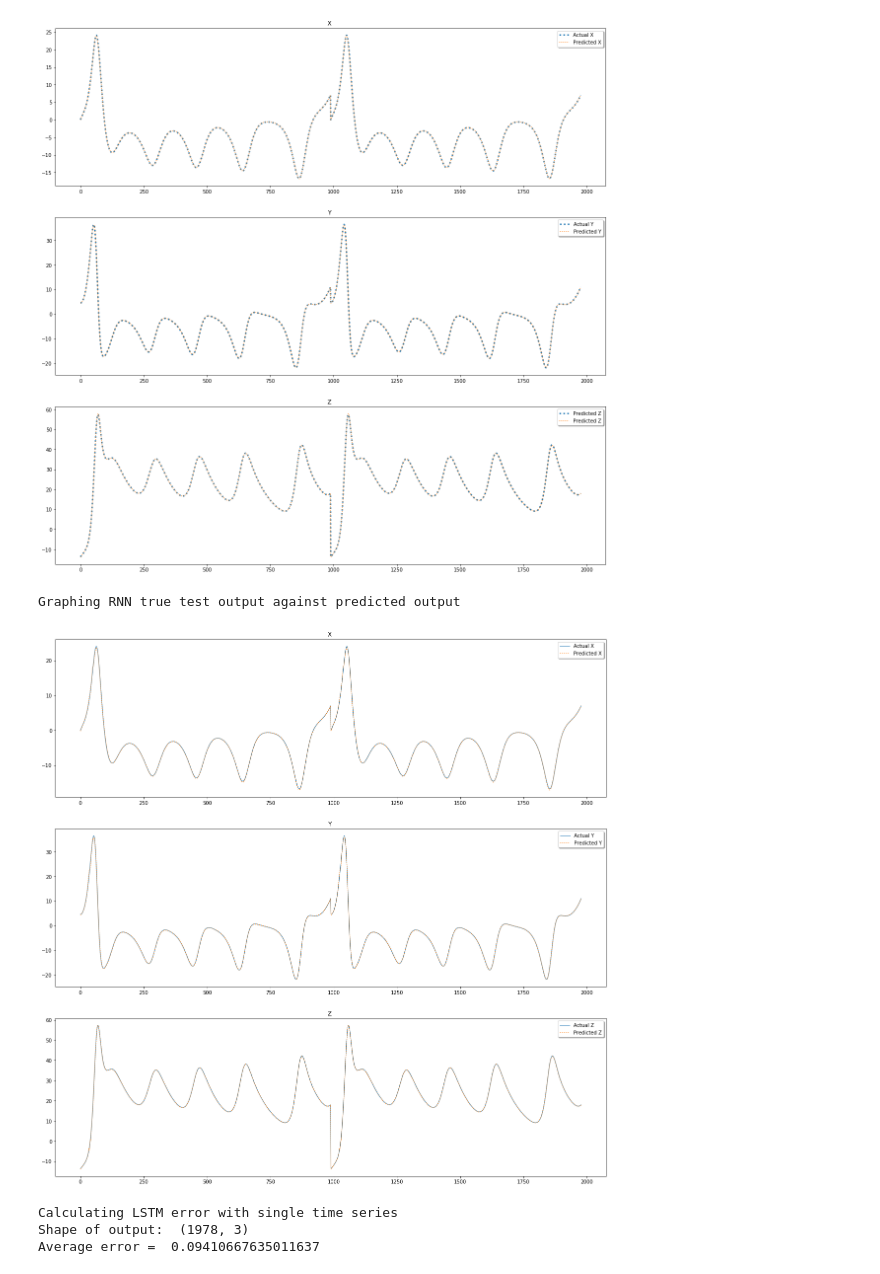
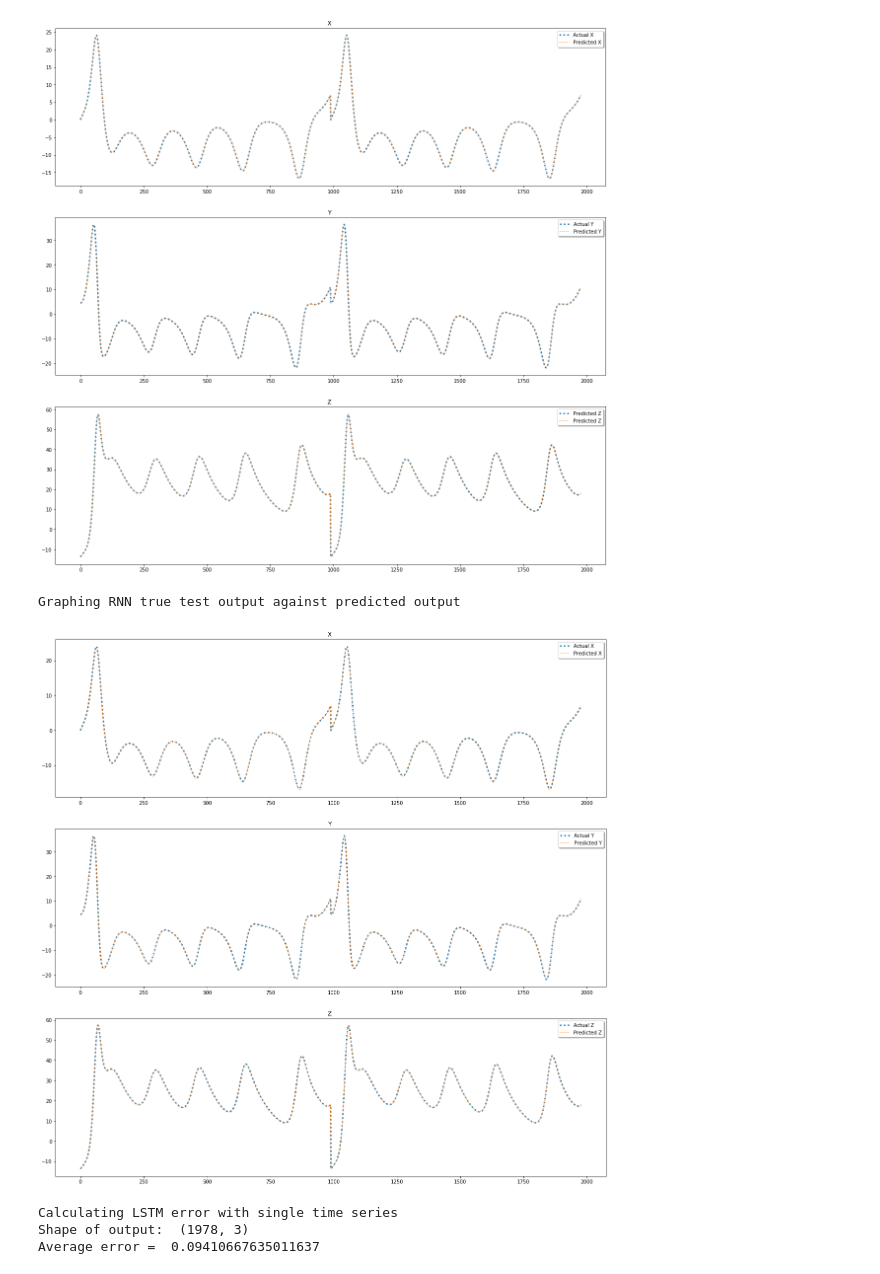
Before and after one commit to tgibbons-css/Keras_LSTM, a Jupyter notebook: Lorenz System- Tom updates.ipynb, the cells around one changed output. Saved outputs shown, nothing was run; the diff lists cells and outputs as text; code cells hidden in the pictures.

```diff
--- a/Lorenz System- Tom updates.ipynb
+++ b/Lorenz System- Tom updates.ipynb
@@ -725,27 +711,27 @@ Graphing LSTM true test output against predicted output
 # %%
 print("Graphing RNN true test output against predicted output ")
 plt.figure(figsize=(20,20))
 plt.subplot(3 ,1, 1)
 plt.title("X ")
-plt.plot(single_y[:,0:1], linewidth=1.0, linestyle='-', label='Actual X' )
+plt.plot(single_y[:,0:1], linewidth=3.0, linestyle=':', label='Actual X' )
 plt.plot(RNNsinglePredict[:,0:1], linestyle=':', label='Predicted X')
 plt.legend(loc='upper right', shadow=True)
 
 plt.subplot(3, 1, 2)
 plt.title("Y ")
-plt.plot(single_y[:,1:2], linewidth=1.0, linestyle='-', label='Actual Y')
+plt.plot(single_y[:,1:2], linewidth=3.0, linestyle=':', label='Actual Y')
 plt.plot(RNNsinglePredict[:,1:2], linestyle=':', label='Predicted Y')
 plt.legend(loc='upper right', shadow=True)
 
 plt.subplot(3, 1, 3)
 plt.title("Z ")
-plt.plot(single_y[:,2:3], linewidth=1.0, linestyle='-', label='Actual Z')
+plt.plot(single_y[:,2:3], linewidth=3.0, linestyle=':', label='Actual Z')
 plt.plot(RNNsinglePredict[:,2:3], linestyle=':', label='Predicted Z')
 plt.legend(loc='upper right', shadow=True)
 plt.show()
 # %% [output]
 Graphing RNN true test output against predicted output
-[figure, old version]
+[figure, new version]
 # %%
 print ("Calculating LSTM error with single time series")
 print("Shape of output: ",single_y.shape)
```
Also changed, not shown: parts of 3 cells of this notebook.
